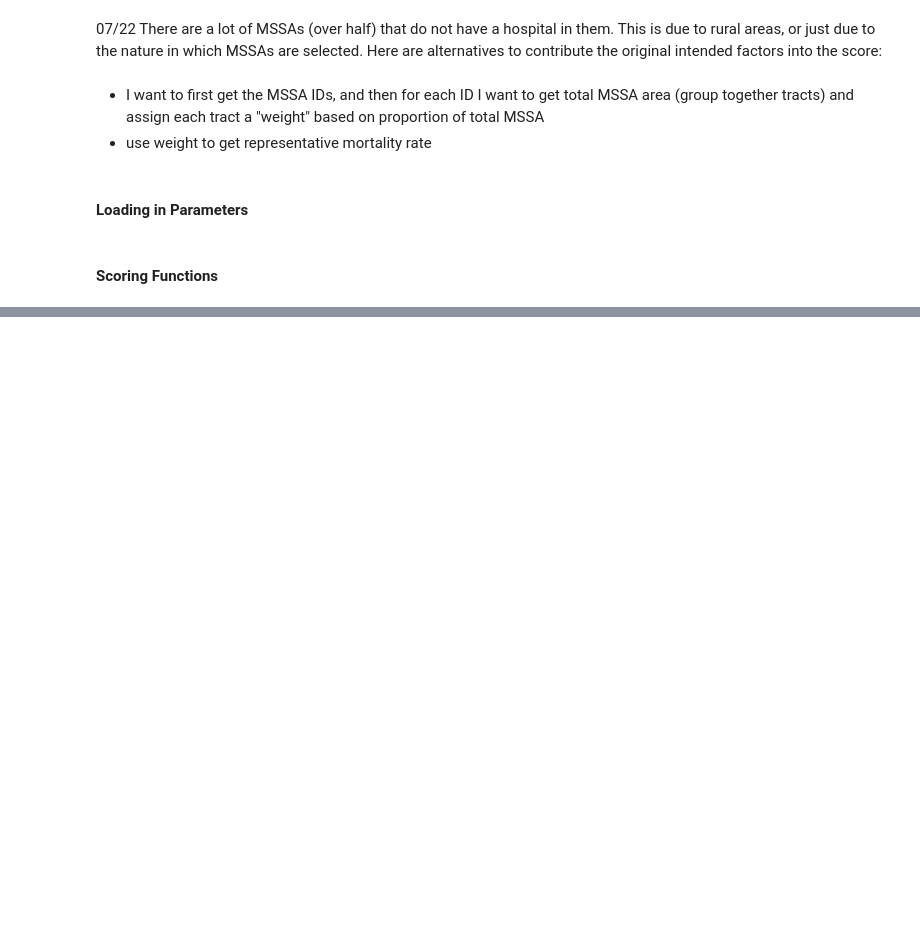
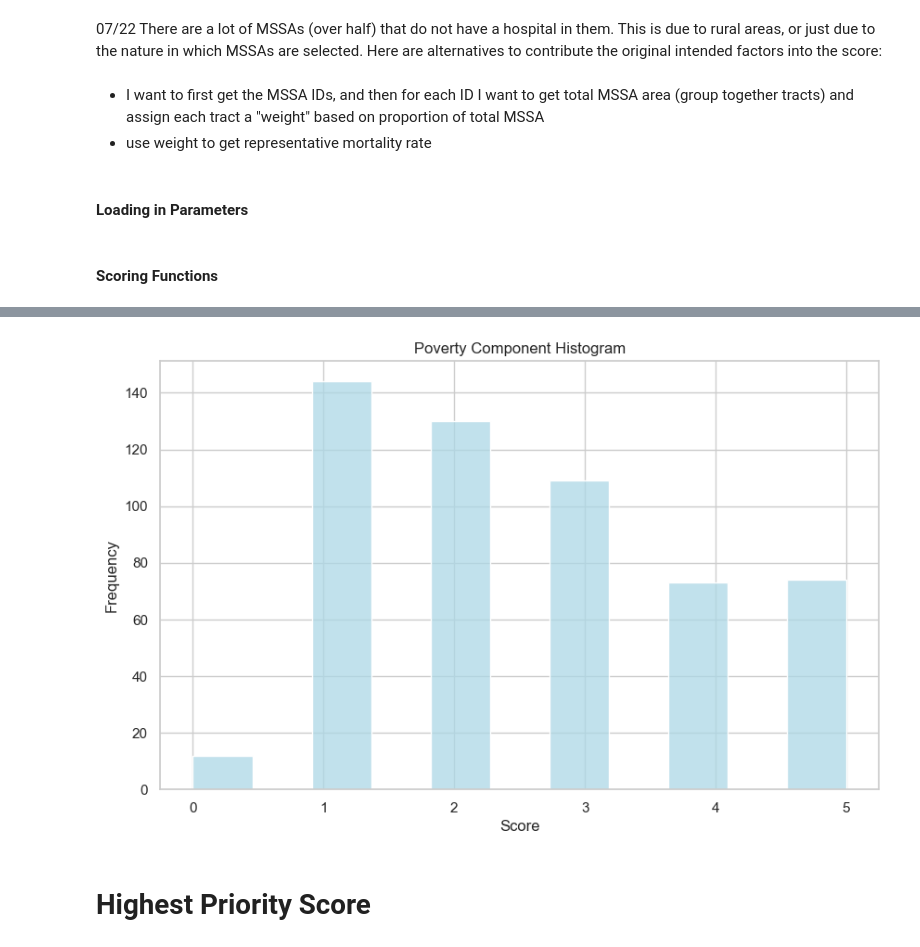
Before and after one commit to AndrwNgyn/MSSA_scoring_algorithm, a Jupyter notebook: Data Loading.ipynb, the cells around one changed output, grey strips where cells are left out. Cells and saved outputs as stored; diff of their text form; code cells hidden in the pictures; blank space fills up the shorter version.

```diff
--- a/Data Loading.ipynb
+++ b/Data Loading.ipynb
@@ -621,0 +727,13 @@ reshaped_output
+# %%
+plt.figure(figsize=(10, 6))
+sns.set_theme(style="whitegrid", palette="pastel")
+sns.histplot(scores_table.poverty_component, kde=False, color="lightblue")
+plt.title("Poverty Component Histogram")
+plt.xlabel("Score")
+plt.ylabel("Frequency")
+
+plt.show()
+# %% [output]
+[figure, added]
+# %% [markdown]
+# Highest Priority Score
```
Also changed, not shown: parts of 45 cells of this notebook, 3 other files.
